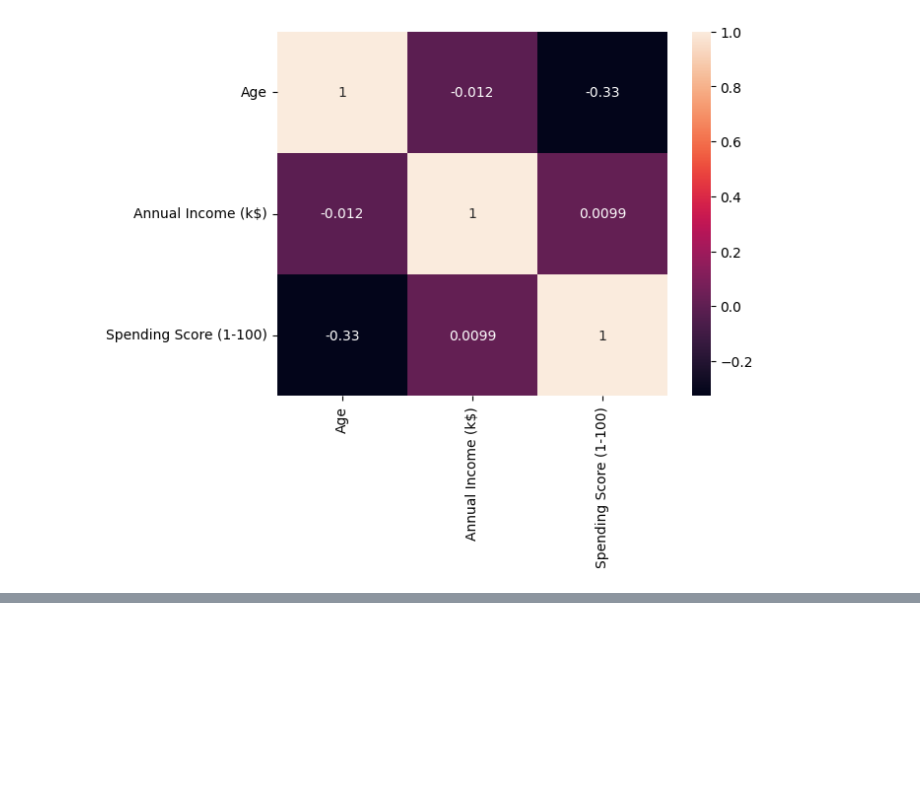
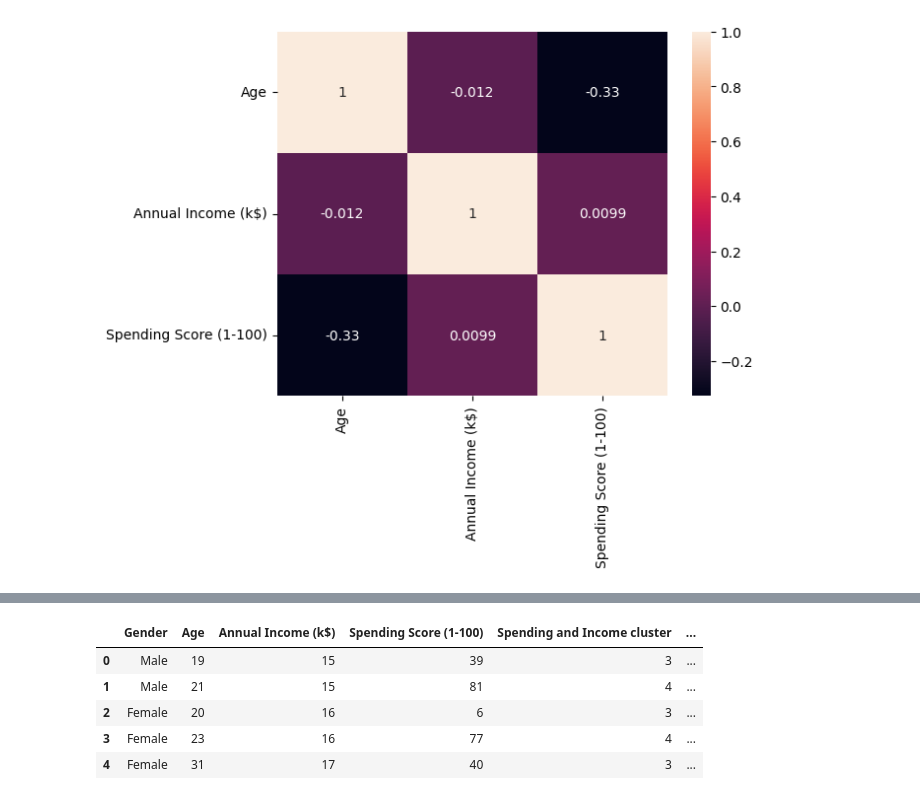
Before and after one commit to NavyaKiran/KMeans-Customer-Segmentation, a Jupyter notebook: CustomerSegmentation.ipynb, the cells around one changed output, grey strips where cells are left out. Saved outputs shown, nothing was run; the diff lists cells and outputs as text; code cells hidden in the pictures; blank space fills up the shorter version.

```diff
--- a/CustomerSegmentation.ipynb
+++ b/CustomerSegmentation.ipynb
@@ -117,0 +161,12 @@ sns.heatmap(data.corr(), annot = True)
+# %%
+cluster_5 = KMeans(n_clusters = 5)
+cluster_5.fit(data[['Annual Income (k$)', 'Spending Score (1-100)']])
+data['Spending and Income cluster 5'] = cluster_5.labels_
+data.head()
+# %% [output]
+|  | Gender | Age | Annual Income (k$) | Spending Score (1-100) | Spending and Income cluster | ... |
+| 0 | Male | 19 | 15 | 39 | 3 | ... |
+| 1 | Male | 21 | 15 | 81 | 4 | ... |
+| 2 | Female | 20 | 16 | 6 | 3 | ... |
+| 3 | Female | 23 | 16 | 77 | 4 | ... |
+| 4 | Female | 31 | 17 | 40 | 3 | ... |
```
Also changed, not shown: parts of 7 cells of this notebook.
